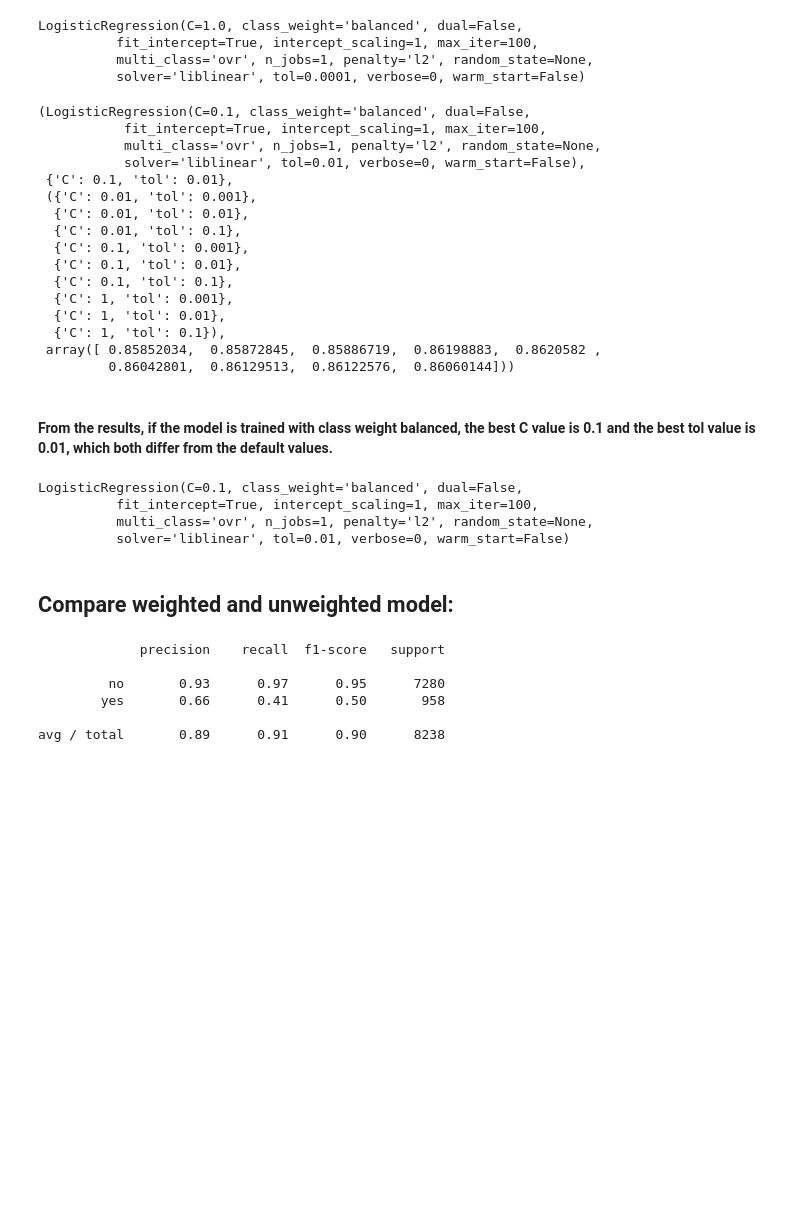
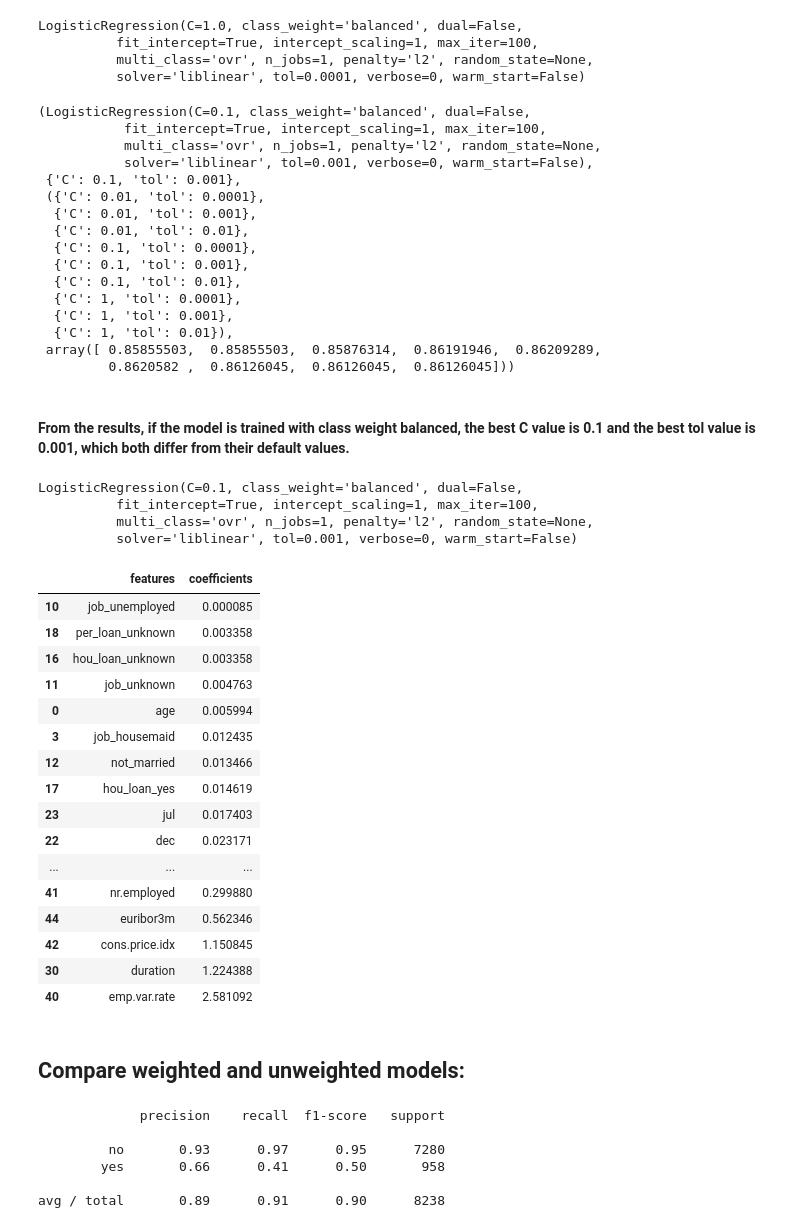
Before and after one commit to yatong2/Springboard, a Jupyter notebook: capstone_project_1/Data_Cleaning_Rearranging_Training.ipynb, the cells around one changed output. Cells and saved outputs as stored; diff of their text form; code cells hidden in the pictures; blank space fills up the shorter version.

Commit message:
Revise training processes

```diff
--- a/capstone_project_1/Data_Cleaning_Rearranging_Training.ipynb
+++ b/capstone_project_1/Data_Cleaning_Rearranging_Training.ipynb
@@ -142,11 +112,0 @@ data_df.shape
-# %%
-# Rearrangeed data set that excluding age, personal loan, housing loan, marital, job,
-# Jun, Nov and Aug in month and Thursday in day_of_week
-day_of_week.drop('thu', axis=1, inplace=True)
-month.drop(['jun', 'nov', 'aug'], axis=1, inplace=True)
-data_df = pd.concat([education, default, contact, month, duration, call_time, day_of_week, last_contact,
-                    prev_contact, prev_outcome, emp_var_rate, number_employed, cons_price_idx, cons_conf_idx,
-                     euribor3m, output], axis=1)
-pd.set_option('display.max_columns', None)
-data_df.head()
-data_df.shape
@@ -175,7 +113,7 @@ b.head()
 # %%
 # Splitting the data to 70% training, 20% validating and 10% testing
 np.random.seed(101)
-data = np.random.permutation(b)
+data = np.random.permutation(data_df)
 train, validate, test = np.split(data, [int(.7*len(data)), int(.9*len(data))])
 
 X_train = train[:, :-1]
@@ -200,0 +145,8 @@ print(Y_final.shape)
+# %%
+# Standardize variables
+scaler = StandardScaler()
+scaler.fit(X_train) # use train data to fit
+X_test = scaler.transform(X_test)
+X_final = scaler.transform(X_final)
+X_train = scaler.transform(X_train)
+X_train
@@ -209,7 +175,7 @@ LogisticRegression(C=1.0, class_weight=None, dual=False, fit_intercept=True,
           verbose=0, warm_start=False)
 # %%
 # Try gridsearch for tuning parameters
-parameters = {'C':[0.1, 1, 10, 20], 'tol':[1e-04, 0.001, 0.01]}
+parameters = {'C':[0.1, 1, 10, 20], 'tol':[1e-05, 1e-04, 0.001]}
 clf = GridSearchCV(model1, parameters, cv=5, scoring='accuracy')
 clf.fit(X_train, Y_train)
 clf.best_estimator_, clf.best_params_, clf.cv_results_['params'], clf.cv_results_['mean_test_score']
@@ -280,7 +222,7 @@ LogisticRegression(C=1.0, class_weight='balanced', dual=False,
           solver='liblinear', tol=0.0001, verbose=0, warm_start=False)
 # %%
 # Try gridsearch for tuning parameters
-parameters = {'C':[0.01, 0.1, 1], 'tol':[0.001, 0.01, 0.1]}
+parameters = {'C':[0.01, 0.1, 1], 'tol':[1e-4, 0.001, 0.01]}
 clf = GridSearchCV(model2, parameters, cv=5, scoring='accuracy')
 clf.fit(X_train, Y_train)
 clf.best_estimator_, clf.best_params_, clf.cv_results_['params'], clf.cv_results_['mean_test_score']
@@ -288,29 +230,56 @@ clf.best_estimator_, clf.best_params_, clf.cv_results_['params'], clf.cv_results
 (LogisticRegression(C=0.1, class_weight='balanced', dual=False,
            fit_intercept=True, intercept_scaling=1, max_iter=100,
            multi_class='ovr', n_jobs=1, penalty='l2', random_state=None,
-           solver='liblinear', tol=0.01, verbose=0, warm_start=False),
- {'C': 0.1, 'tol': 0.01},
- ({'C': 0.01, 'tol': 0.001},
+           solver='liblinear', tol=0.001, verbose=0, warm_start=False),
+ {'C': 0.1, 'tol': 0.001},
+ ({'C': 0.01, 'tol': 0.0001},
+  {'C': 0.01, 'tol': 0.001},
   {'C': 0.01, 'tol': 0.01},
-  {'C': 0.01, 'tol': 0.1},
+  {'C': 0.1, 'tol': 0.0001},
   {'C': 0.1, 'tol': 0.001},
   {'C': 0.1, 'tol': 0.01},
-  {'C': 0.1, 'tol': 0.1},
+  {'C': 1, 'tol': 0.0001},
   {'C': 1, 'tol': 0.001},
-  {'C': 1, 'tol': 0.01},
-  {'C': 1, 'tol': 0.1}),
- array([ 0.85852034,  0.85872845,  0.85886719,  0.86198883,  0.8620582 ,
-         0.86042801,  0.86129513,  0.86122576,  0.86060144]))
+  {'C': 1, 'tol': 0.01}),
+ array([ 0.85855503,  0.85855503,  0.85876314,  0.86191946,  0.86209289,
+         0.8620582 ,  0.86126045,  0.86126045,  0.86126045]))
 # %% [markdown]
-#### From the results, if the model is trained with class weight balanced, the best C value is 0.1 and the best tol value is 0.01, which both differ from the default values.
+#### From the results, if the model is trained with class weight balanced, the best C value is 0.1 and the best tol value is 0.001, which both differ from their default values.
 # %%
-model2 = LogisticRegression(class_weight='balanced', C=0.1, tol=0.01)
+# Train the logistic regression model with class weight balanced and parameters tuned through gridsearch
+model2 = LogisticRegression(class_weight='balanced', C=0.1, tol=0.001)
 model2.fit(X_train, Y_train)
 # %% [output]
 LogisticRegression(C=0.1, class_weight='balanced', dual=False,
           fit_intercept=True, intercept_scaling=1, max_iter=100,
           multi_class='ovr', n_jobs=1, penalty='l2', random_state=None,
-          solver='liblinear', tol=0.01, verbose=0, warm_start=False)
+          solver='liblinear', tol=0.001, verbose=0, warm_start=False)
+# %%
+# Present features sorted by their corresponding coefficients
+a = data_df.drop([data_df.columns[-1]], axis=1)
+features = pd.DataFrame(a.columns, columns=['features'])
+coefficients = pd.DataFrame(abs(model1.coef_)).unstack().unstack()
+results = pd.concat([features, coefficients], axis=1)
+results.columns = ['features', 'coefficients']
+results.sort_values(by='coefficients')
+# %% [output]
+|  | features | coefficients |
+| 10 | job_unemployed | 0.000085 |
+| 18 | per_loan_unknown | 0.003358 |
+| 16 | hou_loan_unknown | 0.003358 |
+| 11 | job_unknown | 0.004763 |
+| 0 | age | 0.005994 |
+| 3 | job_housemaid | 0.012435 |
+| 12 | not_married | 0.013466 |
+| 17 | hou_loan_yes | 0.014619 |
+| 23 | jul | 0.017403 |
+| 22 | dec | 0.023171 |
+| ... | ... | ... |
+| 41 | nr.employed | 0.299880 |
+| 44 | euribor3m | 0.562346 |
+| 42 | cons.price.idx | 1.150845 |
+| 30 | duration | 1.224388 |
+| 40 | emp.var.rate | 2.581092 |
 # %% [markdown]
-## Compare weighted and unweighted model:
+## Compare weighted and unweighted models:
 # %%
```
Also changed, not shown: parts of 29 cells of this notebook, 1 other file.
